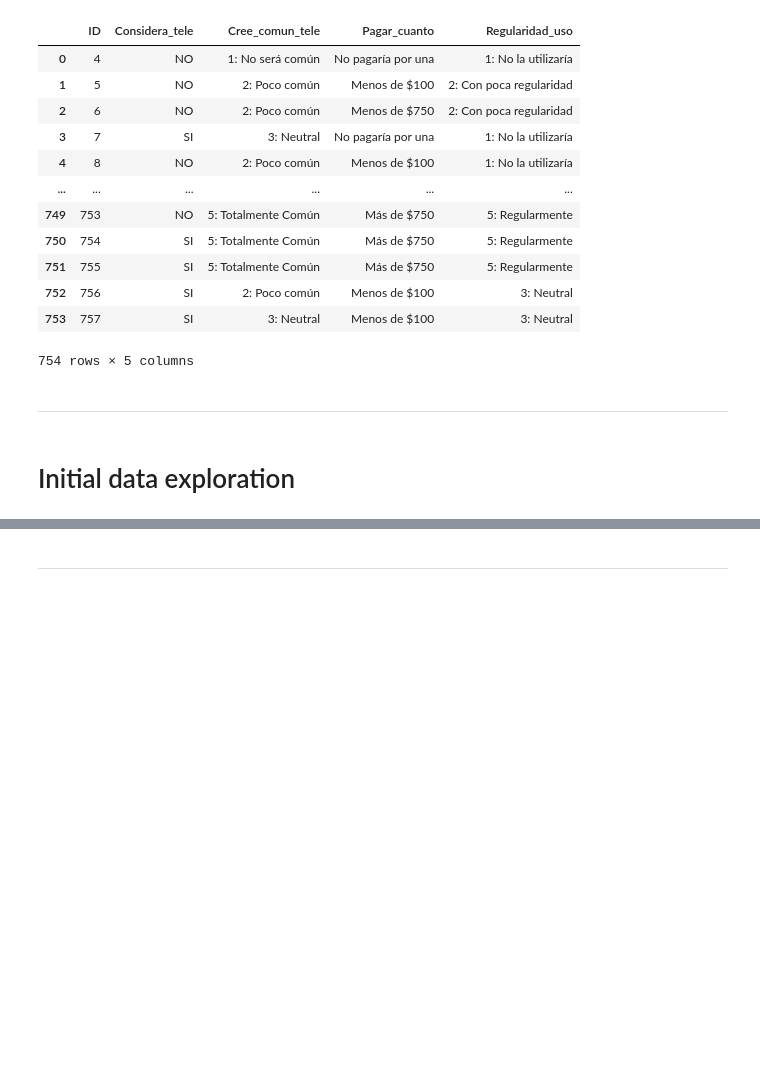
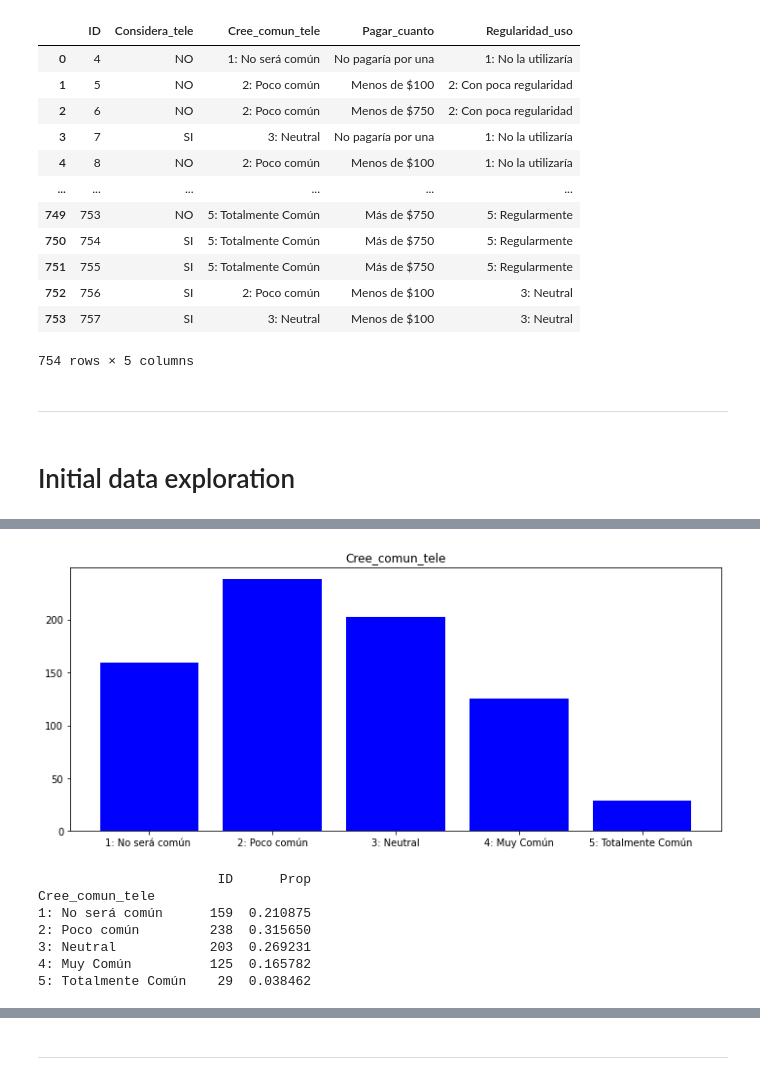
Before and after one commit to prope-2020-gh-classroom/practica-final-por-equipos-verano-2020-itam-esesancr, a Jupyter notebook: Project/Subproject_c/Sp_c_nb.ipynb, the cells around one changed output, grey strips where cells are left out. Cells and saved outputs as stored; diff of their text form; code cells hidden in the pictures; blank space fills up the shorter version.

```diff
--- a/Project/Subproject_c/Sp_c_nb.ipynb
+++ b/Project/Subproject_c/Sp_c_nb.ipynb
@@ -142,0 +74,16 @@ plt.show()
+# %%
+ct_var = ['ID']
+bar_var = ['Cree_comun_tele']
+color='blue'
+
+one_bar_graph(dfx, ct_var, bar_var, color)
+var_count_summary(dfx, ct_var, bar_var)
+# %% [output]
+[figure, added]
+                       ID      Prop
+Cree_comun_tele
+1: No será común      159  0.210875
+2: Poco común         238  0.315650
+3: Neutral            203  0.269231
+4: Muy Común          125  0.165782
+5: Totalmente Común    29  0.038462
```
Also changed, not shown: parts of 61 cells of this notebook, 2 other files.
